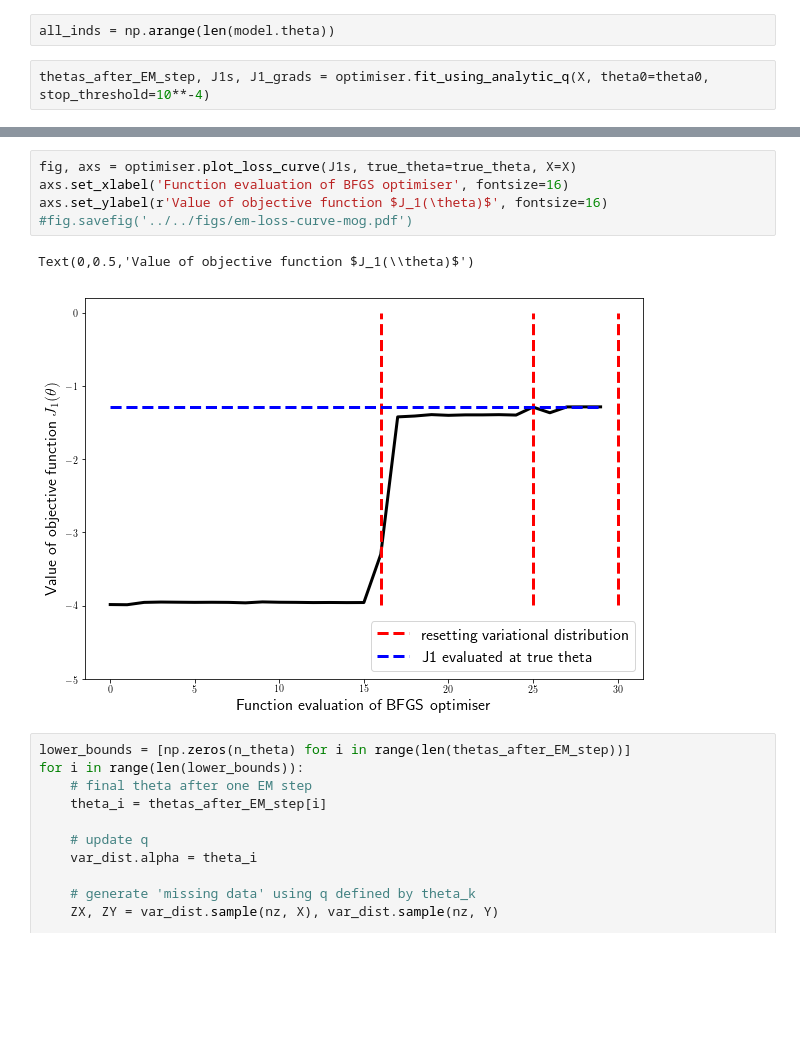
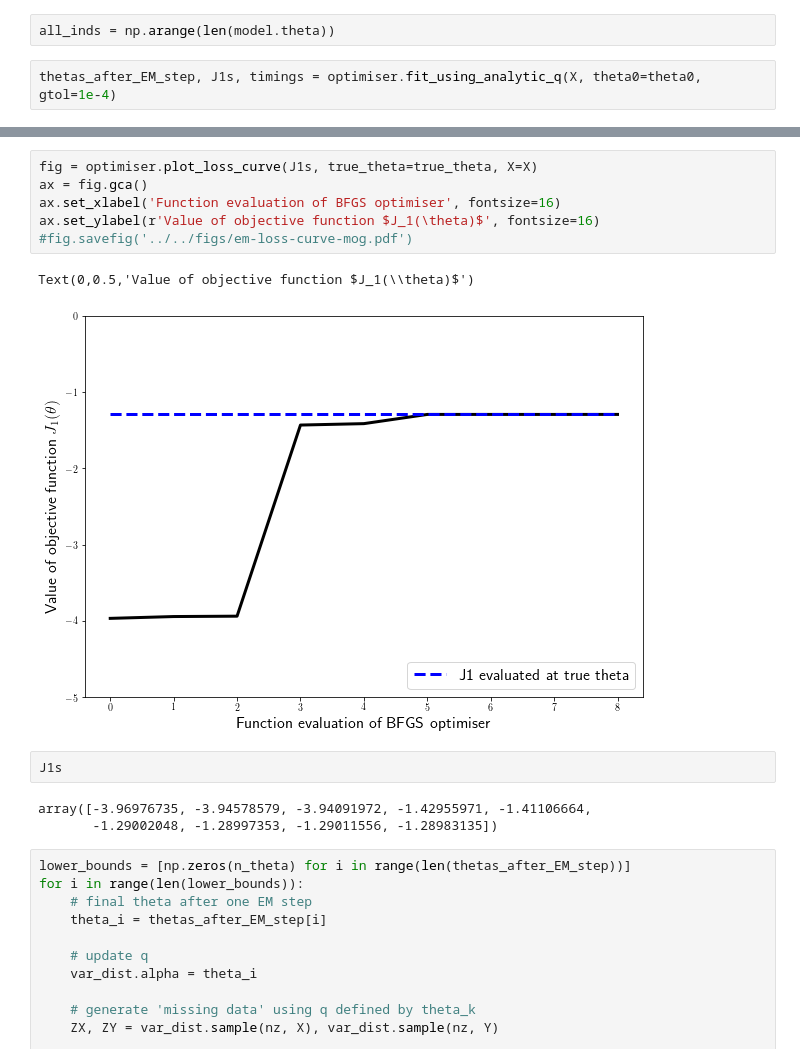
Before and after one commit to benrhodes26/VNCE, a Jupyter notebook: proposal/code/notebooks/1) normalised-mog.ipynb, the cells around one changed output, grey strips where cells are left out. Cells and saved outputs as stored; diff of their text form; blank space fills up the shorter version.

```diff
--- a/proposal/code/notebooks/1) normalised-mog.ipynb
+++ b/proposal/code/notebooks/1) normalised-mog.ipynb
@@ -245,5 +245,5 @@ J1 minus 1e-1 is a lower bound for 100.0% of the parameters
 # %%
 all_inds = np.arange(len(model.theta))
 # %%
-thetas_after_EM_step, J1s, J1_grads = optimiser.fit_using_analytic_q(X, theta0=theta0, stop_threshold=10**-4)
+thetas_after_EM_step, J1s, timings = optimiser.fit_using_analytic_q(X, theta0=theta0, gtol=1e-4)
 # %% [output]
@@ -251,11 +268,17 @@ thetas_after_EM_step, J1s, J1_grads = optimiser.fit_using_analytic_q(X, theta0=t
 # %%
-fig, axs = optimiser.plot_loss_curve(J1s, true_theta=true_theta, X=X)
-axs.set_xlabel('Function evaluation of BFGS optimiser', fontsize=16)
-axs.set_ylabel(r'Value of objective function $J_1(\theta)$', fontsize=16)
+fig = optimiser.plot_loss_curve(J1s, true_theta=true_theta, X=X)
+ax = fig.gca()
+ax.set_xlabel('Function evaluation of BFGS optimiser', fontsize=16)
+ax.set_ylabel(r'Value of objective function $J_1(\theta)$', fontsize=16)
 #fig.savefig('../../figs/em-loss-curve-mog.pdf')
 # %% [output]
 Text(0,0.5,'Value of objective function $J_1(\\theta)$')
-[figure, old version]
+[figure, new version]
+# %%
+J1s
+# %% [output]
+array([-3.96976735, -3.94578579, -3.94091972, -1.42955971, -1.41106664,
+       -1.29002048, -1.28997353, -1.29011556, -1.28983135])
 # %%
 lower_bounds = [np.zeros(n_theta) for i in range(len(thetas_after_EM_step))]
 for i in range(len(lower_bounds)):
```
Also changed, not shown: parts of 5 cells of this notebook, 12 other files.
